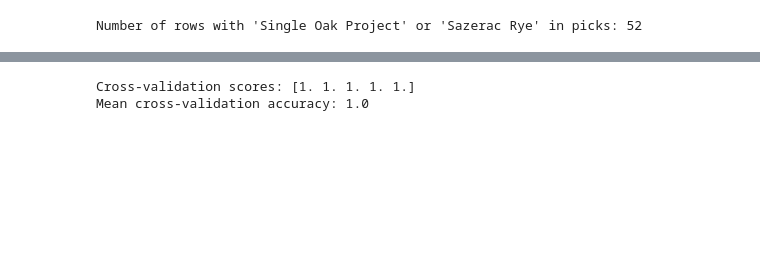
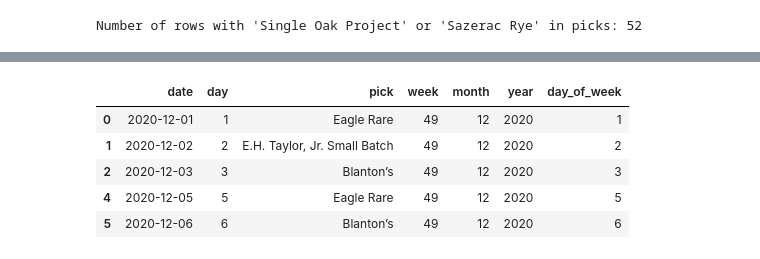
Before and after one commit to jguptil1/BuffaloTracePredictor, a Jupyter notebook: main.ipynb, the cells around one changed output, grey strips where cells are left out. Cells and saved outputs as stored; diff of their text form; code cells hidden in the pictures; blank space fills up the shorter version.

```diff
--- a/main.ipynb
+++ b/main.ipynb
@@ -248,13 +118,9 @@ y.head()
-# %%
-# Initialize a Random Forest model
-rf_model = RandomForestClassifier(n_estimators=100, random_state=42)
-
-# Perform cross-validation (for multi-class classification)
-cv_scores = cross_val_score(rf_model, X, y, cv=5, scoring='accuracy')
-
-# Print cross-validation scores and mean accuracy
-print("Cross-validation scores:", cv_scores)
-print("Mean cross-validation accuracy:", cv_scores.mean())
-# %% [output]
-Cross-validation scores: [1. 1. 1. 1. 1.]
-Mean cross-validation accuracy: 1.0
+# %%
+allocation_data.head()
+# %% [output]
+|  | date | day | pick | week | month | year | day_of_week |
+| 0 | 2020-12-01 | 1 | Eagle Rare | 49 | 12 | 2020 | 1 |
+| 1 | 2020-12-02 | 2 | E.H. Taylor, Jr. Small Batch | 49 | 12 | 2020 | 2 |
+| 2 | 2020-12-03 | 3 | Blanton’s | 49 | 12 | 2020 | 3 |
+| 4 | 2020-12-05 | 5 | Eagle Rare | 49 | 12 | 2020 | 5 |
+| 5 | 2020-12-06 | 6 | Blanton’s | 49 | 12 | 2020 | 6 |
```
Also changed, not shown: parts of 44 cells of this notebook.
